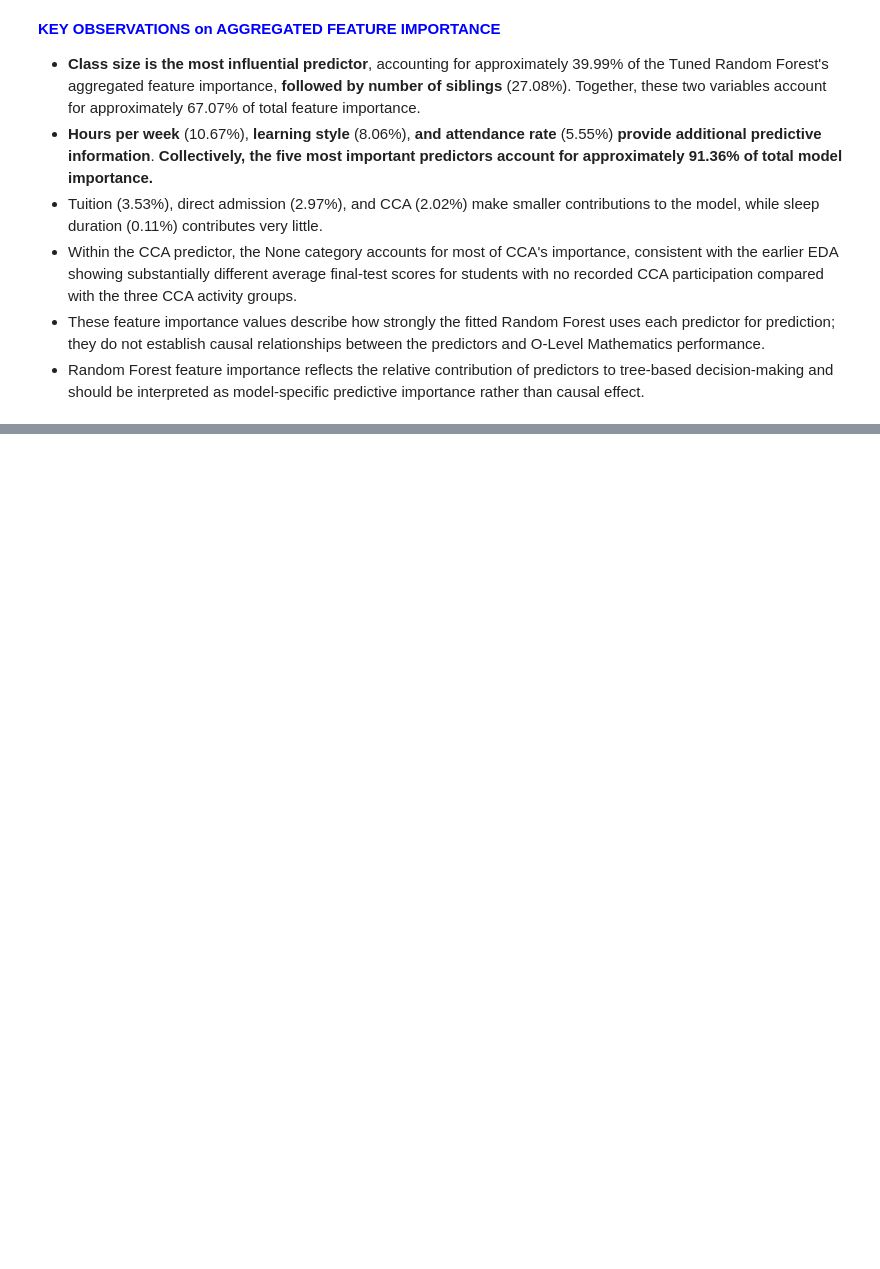
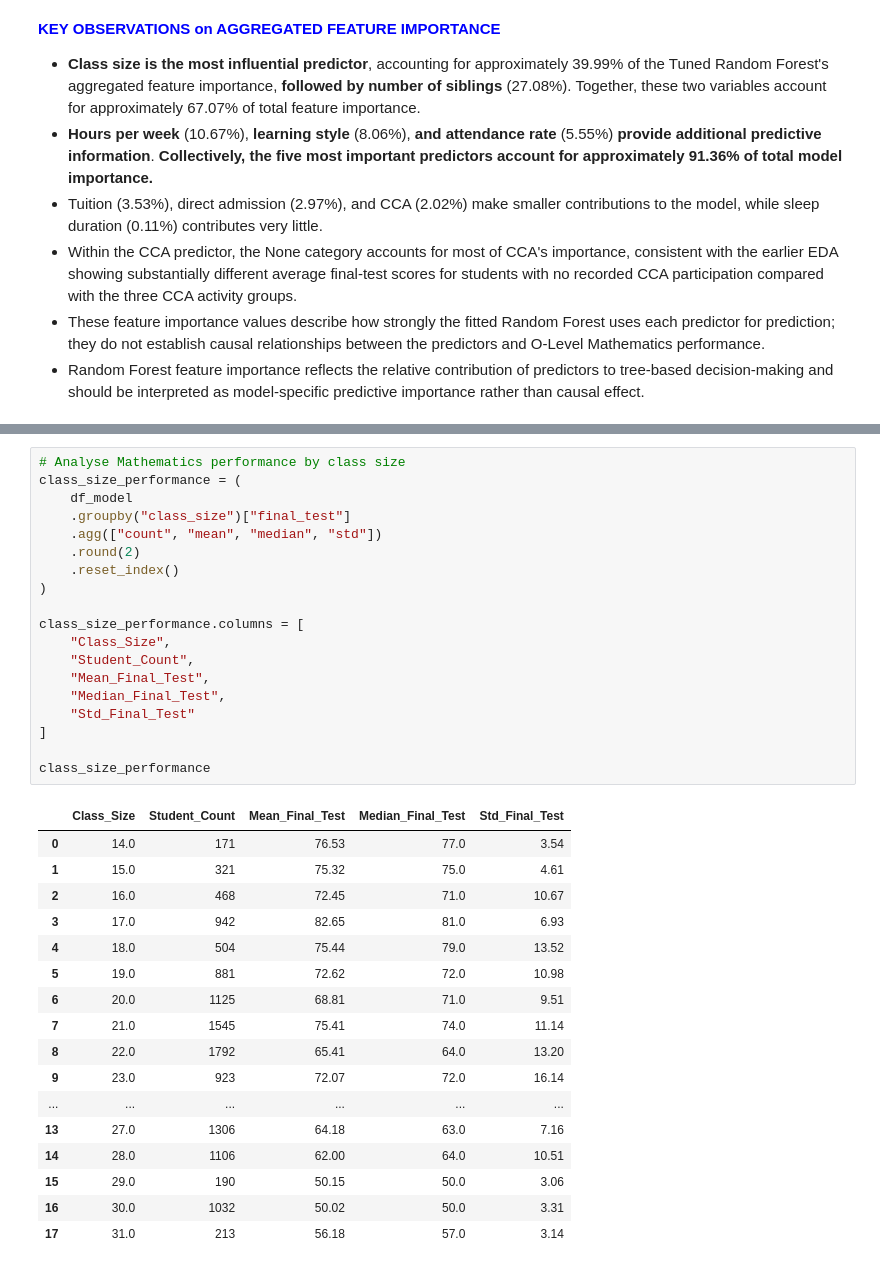
Before and after one commit to thedataanalyst-ylime/o-level-mathematics-performance-analysis, a Jupyter notebook: eda.ipynb, the cells around one changed output, grey strips where cells are left out. Saved outputs shown, nothing was run; the diff lists cells and outputs as text; blank space fills up the shorter version.

```diff
--- a/eda.ipynb
+++ b/eda.ipynb
@@ -3923,0 +3969,37 @@ aggregated_importance.round({
+# %%
+# Analyse Mathematics performance by class size
+class_size_performance = (
+    df_model
+    .groupby("class_size")["final_test"]
+    .agg(["count", "mean", "median", "std"])
+    .round(2)
+    .reset_index()
+)
+
+class_size_performance.columns = [
+    "Class_Size",
+    "Student_Count",
+    "Mean_Final_Test",
+    "Median_Final_Test",
+    "Std_Final_Test"
+]
+
+class_size_performance
+# %% [output]
+|  | Class_Size | Student_Count | Mean_Final_Test | Median_Final_Test | Std_Final_Test |
+| 0 | 14.0 | 171 | 76.53 | 77.0 | 3.54 |
+| 1 | 15.0 | 321 | 75.32 | 75.0 | 4.61 |
+| 2 | 16.0 | 468 | 72.45 | 71.0 | 10.67 |
+| 3 | 17.0 | 942 | 82.65 | 81.0 | 6.93 |
+| 4 | 18.0 | 504 | 75.44 | 79.0 | 13.52 |
+| 5 | 19.0 | 881 | 72.62 | 72.0 | 10.98 |
+| 6 | 20.0 | 1125 | 68.81 | 71.0 | 9.51 |
+| 7 | 21.0 | 1545 | 75.41 | 74.0 | 11.14 |
+| 8 | 22.0 | 1792 | 65.41 | 64.0 | 13.20 |
+| 9 | 23.0 | 923 | 72.07 | 72.0 | 16.14 |
+| ... | ... | ... | ... | ... | ... |
+| 13 | 27.0 | 1306 | 64.18 | 63.0 | 7.16 |
+| 14 | 28.0 | 1106 | 62.00 | 64.0 | 10.51 |
+| 15 | 29.0 | 190 | 50.15 | 50.0 | 3.06 |
+| 16 | 30.0 | 1032 | 50.02 | 50.0 | 3.31 |
+| 17 | 31.0 | 213 | 56.18 | 57.0 | 3.14 |
```
Also changed, not shown: parts of 29 cells of this notebook.
